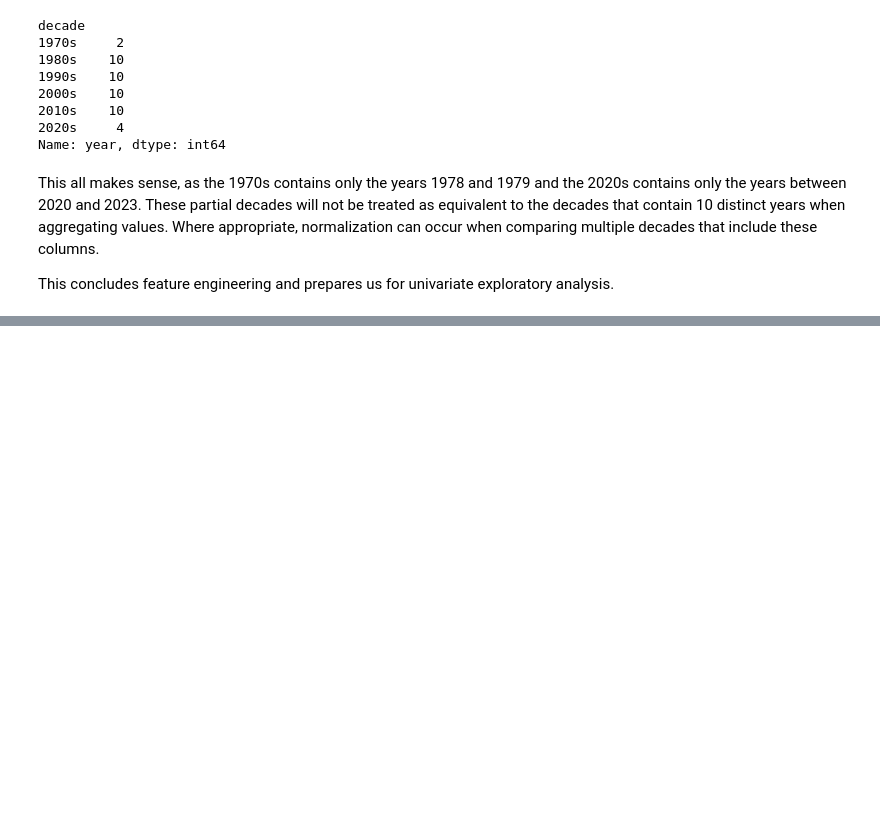
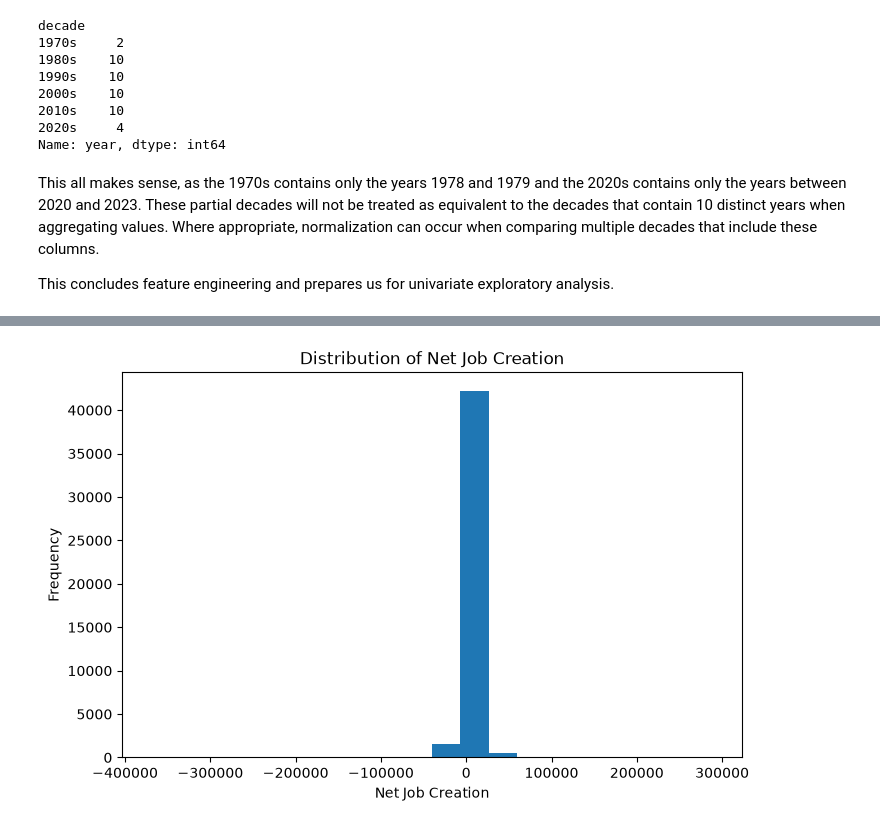
Before and after one commit to bcrawford89/Portfolio-An-Exploratory-Analysis-of-Business-Dynamics, a Jupyter notebook: US_Business_Dynamics_EDA.ipynb, the cells around one changed output, grey strips where cells are left out. Drawn from its saved outputs; the diff is of its cells as text; code cells hidden in the pictures; blank space fills up the shorter version.

```diff
--- a/US_Business_Dynamics_EDA.ipynb
+++ b/US_Business_Dynamics_EDA.ipynb
@@ -687,0 +761,15 @@ This concludes feature engineering and prepares us for univariate exploratory an
+# %%
+plt.figure(figsize=(8, 5))
+
+plt.hist(
+    df_clean["net_job_creation"].dropna(),
+    bins=20
+)
+
+plt.title("Distribution of Net Job Creation")
+plt.xlabel("Net Job Creation")
+plt.ylabel("Frequency")
+
+plt.show()
+# %% [output]
+[figure, added]
```
Also changed, not shown: parts of 14 cells of this notebook.
